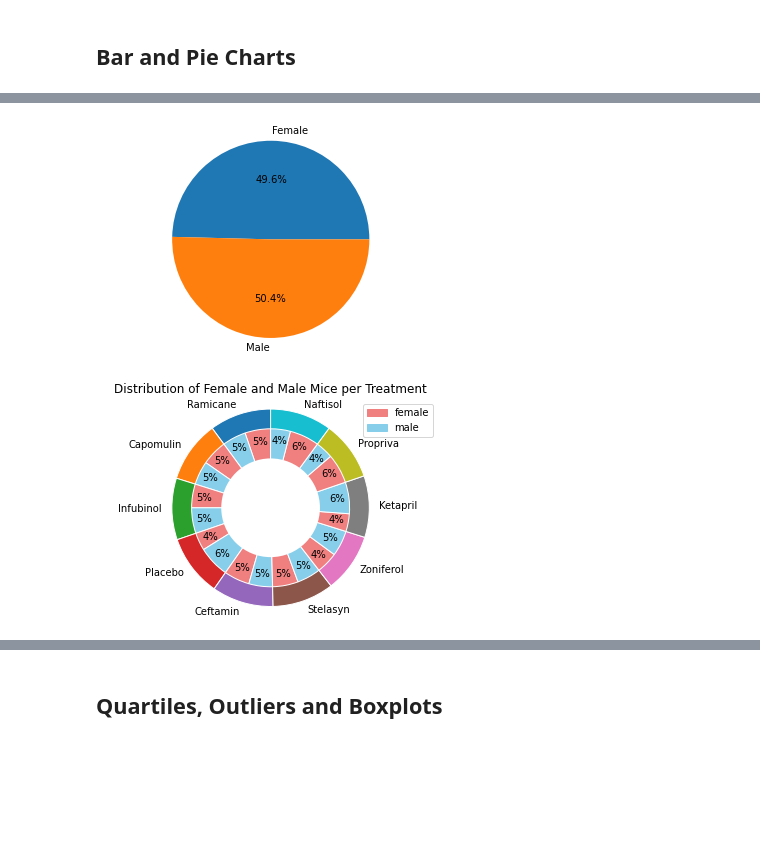
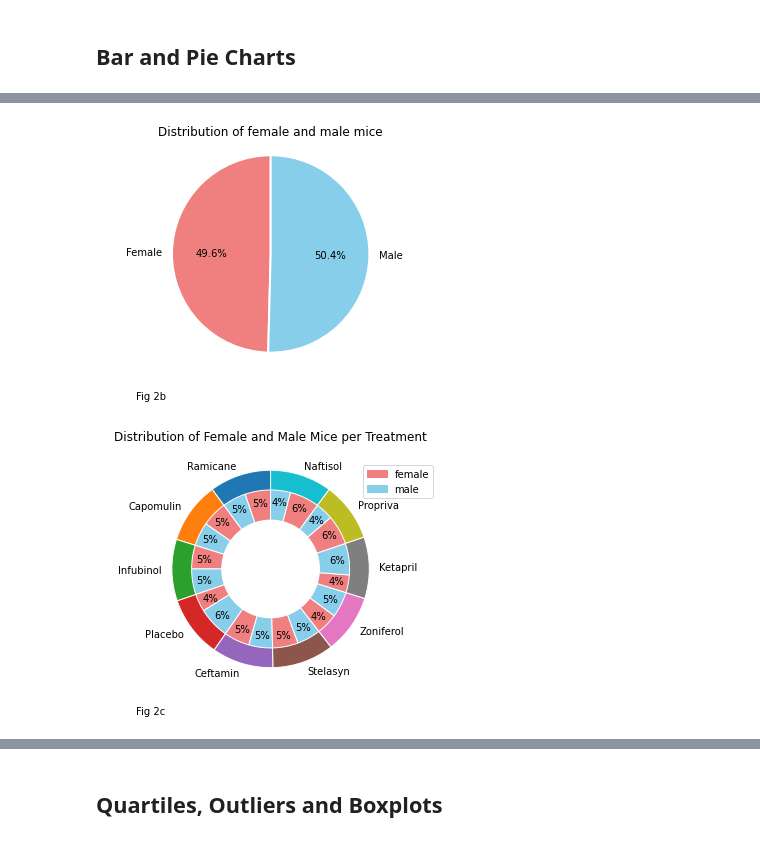
Before and after one commit to FernB/Matplotlib_Homework, a Jupyter notebook: Pymaceuticals/pymaceuticals_starter.ipynb, the cells around one changed output, grey strips where cells are left out. Drawn from its saved outputs; the diff is of its cells as text; code cells hidden in the pictures; blank space fills up the shorter version.

```diff
--- a/Pymaceuticals/pymaceuticals_starter.ipynb
+++ b/Pymaceuticals/pymaceuticals_starter.ipynb
@@ -123,15 +132,21 @@ plt.show()
 # %%
 # Generate a pie plot showing the distribution of female versus male mice using pyplot
 labels = sexmice.index
 sizes = sexmice.values
+colours = ["lightcoral", "skyblue"]
 fig1, ax1 = plt.subplots()
-ax1.pie(sizes, labels = labels, autopct='%.1f%%')
+ax1.pie(sizes, labels = labels, colors = colours, autopct='%.1f%%',startangle = 90,wedgeprops = {'linewidth': 2, 'edgecolor': "w"})
+plt.title('Distribution of female and male mice', pad = 10)
 ax1.axis('equal')
+plt.figtext(0.2,0, "Fig 2b")
 plt.show()
 # %% [output]
-[figure, old version]
+[figure, new version]
 # %%
+# Put treatments into a list for for loop (and later for plot labels)
+treatments = remove_duplicate['Drug Regimen'].unique().tolist()
 
+# Pie plot showing distribution of female versus male mice across each regimen
 sexperregimen = remove_duplicate.groupby(["Drug Regimen","Sex"])["Mouse ID"].nunique()
 
 plt.pie(totalmice, startangle = 90, pctdistance = 0.88, radius = 1, wedgeprops = {'linewidth': 1, 'edgecolor': "w"}, labels=treatments)
@@ -140,11 +155,12 @@ plt.pie(sexperregimen, startangle = 90, pctdistance = 0.85, radius = 0.8, colors
 centre = plt.Circle((0,0), 0.5, fc = 'w')
 fig = plt.gcf()
 fig.gca().add_artist(centre)
-plt.title('Distribution of Female and Male Mice per Treatment')
+plt.title('Distribution of Female and Male Mice per Treatment', pad=20)
 fpatch = mpatches.Patch(color=sexcolours[0], label = 'female')
 mpatch = mpatches.Patch(color=sexcolours[1], label = 'male')
-plt.legend(handles=[fpatch,mpatch])
+plt.legend(handles=[fpatch,mpatch], loc = 1)
 plt.axis('equal')
+plt.figtext(0.2,0, "Fig 2c")
 plt.show()
 # %% [output]
-[figure, old version]
+[figure, new version]
```
Also changed, not shown: parts of 15 cells of this notebook.
